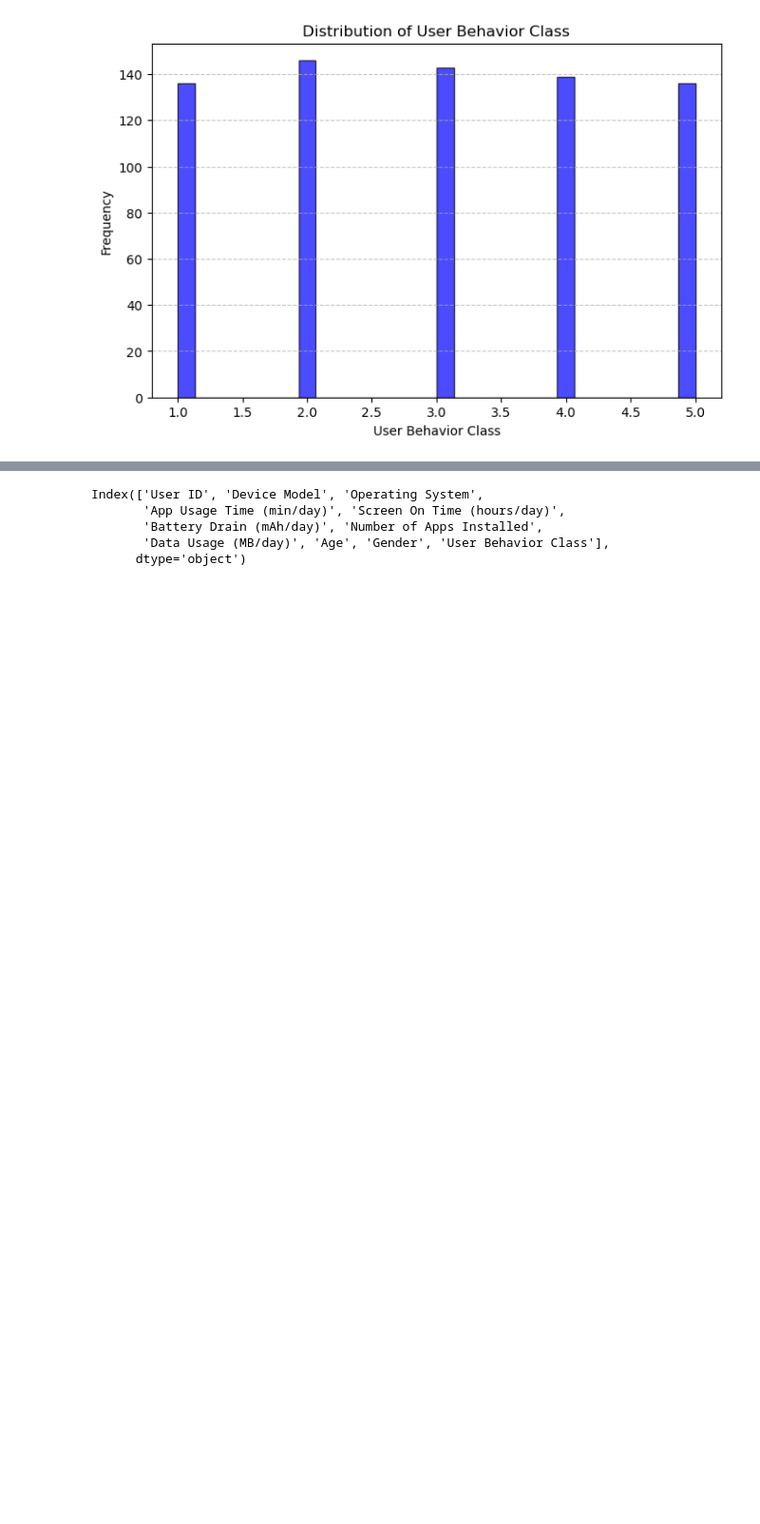
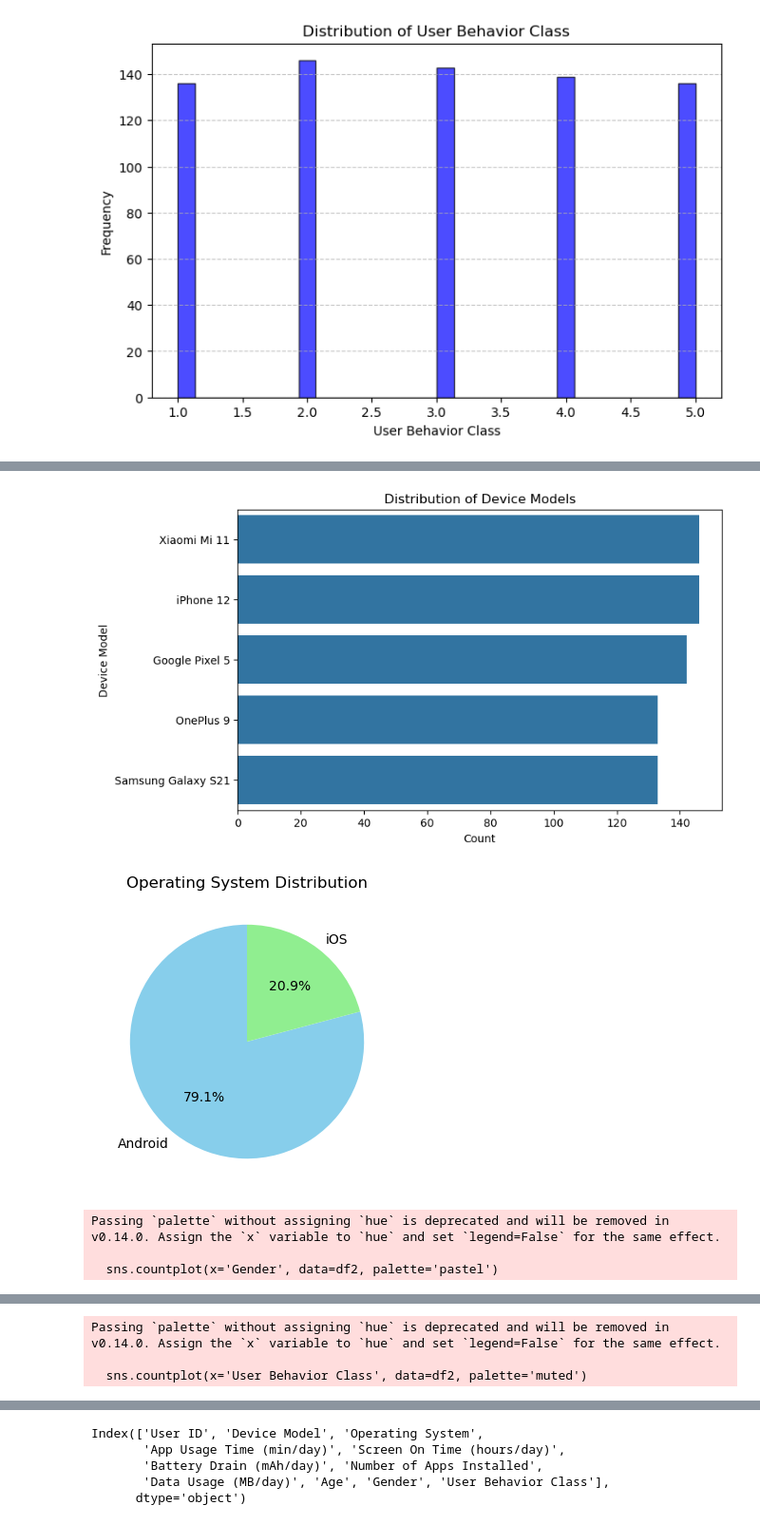
Before and after one commit to chingu-voyages/v52-tier2-team-27, a Jupyter notebook: mobile-device-usage-and-user-behavior-project.ipynb, the cells around one changed output, grey strips where cells are left out. Shown at 95% size. Drawn from its saved outputs; the diff is of its cells as text; code cells hidden in the pictures; blank space fills up the shorter version.

```diff
--- a/mobile-device-usage-and-user-behavior-project.ipynb
+++ b/mobile-device-usage-and-user-behavior-project.ipynb
@@ -53,3 +88,15 @@ df.tail()
 df.shape
 # %% [output]
 (700, 11)
+# %%
+# Check if there are duplicates
+def drop_duplicates(df, columns=None):
+	if columns == None:
+		df.drop_duplicates(inplace=True)
+	else:
+		df.drop_duplicates(subset = columns, inplace=False)
+	return df
+# %%
+# Drop duplicates
+df2 = drop_duplicates(df)
+print(df2)
@@ -233,0 +354,40 @@ plt.show()
+# %%
+import matplotlib.pyplot as plt
+import seaborn as sns
+
+# Visualizing Device Model Distribution
+plt.figure(figsize=(8, 5))
+sns.countplot(y='Device Model', data=df2, order=df2['Device Model'].value_counts().index)
+plt.title('Distribution of Device Models')
+plt.xlabel('Count')
+plt.ylabel('Device Model')
+plt.show()
+
+# Visualizing Operating System Distribution
+plt.figure(figsize=(6, 4))
+df2['Operating System'].value_counts().plot.pie(autopct='%1.1f%%', startangle=90, colors=['skyblue', 'lightgreen'])
+plt.title('Operating System Distribution')
+plt.ylabel('')  # Remove y-label for aesthetics
+plt.show()
+
+# Visualizing Gender Distribution
+plt.figure(figsize=(6, 4))
+sns.countplot(x='Gender', data=df2, palette='pastel')
+plt.title('Gender Distribution')
+plt.xlabel('Gender')
+plt.ylabel('Count')
+plt.show()
+
+# Visualizing User Behavior Class Distribution
+plt.figure(figsize=(6, 4))
+sns.countplot(x='User Behavior Class', data=df2, palette='muted')
+plt.title('User Behavior Class Distribution')
+plt.xlabel('User Behavior Class')
+plt.ylabel('Count')
+plt.show()
+# %% [output]
+[figure, added]
+[figure, added]
+Passing `palette` without assigning `hue` is deprecated and will be removed in v0.14.0. Assign the `x` variable to `hue` and set `legend=False` for the same effect.
+
+  sns.countplot(x='Gender', data=df2, palette='pastel')
@@ -233,0 +395,3 @@ plt.show()
+Passing `palette` without assigning `hue` is deprecated and will be removed in v0.14.0. Assign the `x` variable to `hue` and set `legend=False` for the same effect.
+
+  sns.countplot(x='User Behavior Class', data=df2, palette='muted')
```
Also changed, not shown: parts of 81 cells of this notebook.
